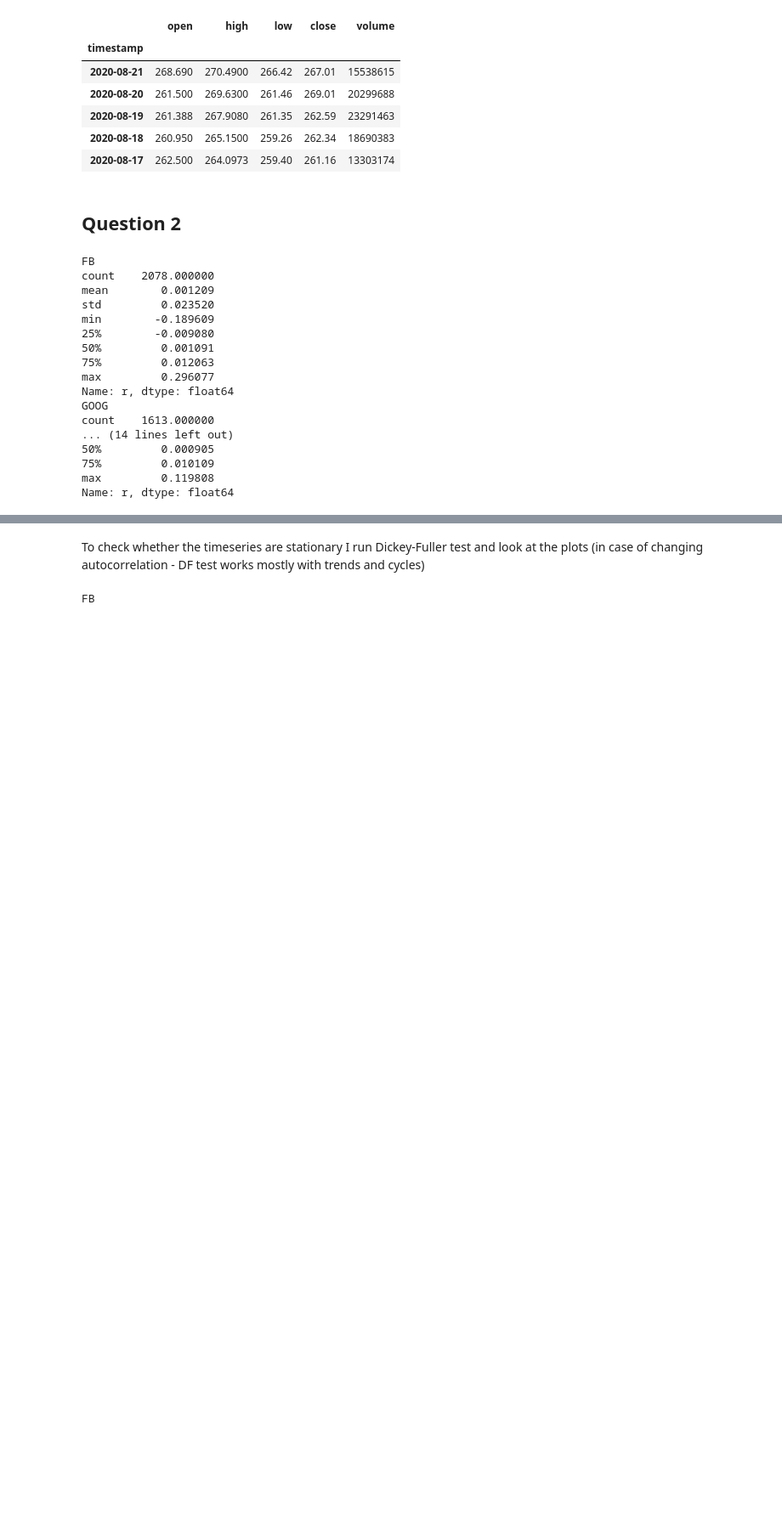
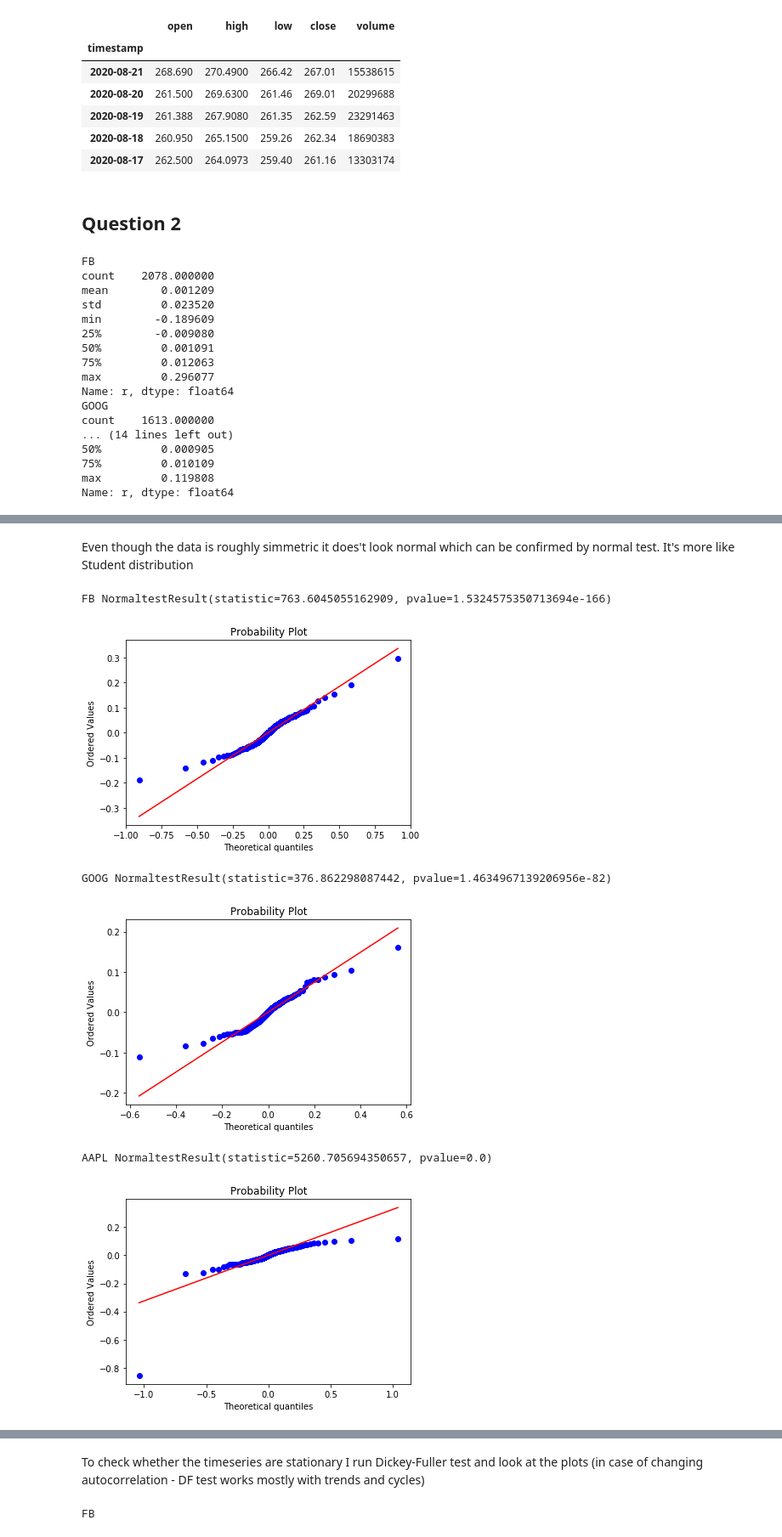
Before and after one commit to daberezina/programming_test, a Jupyter notebook: programming_test.ipynb, the cells around one changed output, grey strips where cells are left out. Shown at 85% size. Cells and saved outputs as stored; diff of their text form; code cells hidden in the pictures; blank space fills up the shorter version.

```diff
--- a/programming_test.ipynb
+++ b/programming_test.ipynb
@@ -84,0 +84,16 @@ AAPL
+# %% [markdown]
+Even though the data is roughly simmetric it does't look normal which can be confirmed by normal test. It's more like Student distribution
+# %%
+# run normality test and Q-Q plot
+
+for key in dfs:
+    print(key, normaltest(dfs[key].r))
+    probplot(dfs[key].r.values, dist=stats.t(df=2, loc=dfs[key].r.mean(), scale=dfs[key].r.std()), plot=plt)
+    plt.show()
+# %% [output]
+FB NormaltestResult(statistic=763.6045055162909, pvalue=1.5324575350713694e-166)
+[figure, added]
+GOOG NormaltestResult(statistic=376.862298087442, pvalue=1.4634967139206956e-82)
+[figure, added]
+AAPL NormaltestResult(statistic=5260.705694350657, pvalue=0.0)
+[figure, added]
```
Also changed, not shown: parts of 4 cells of this notebook, 1 other file.
